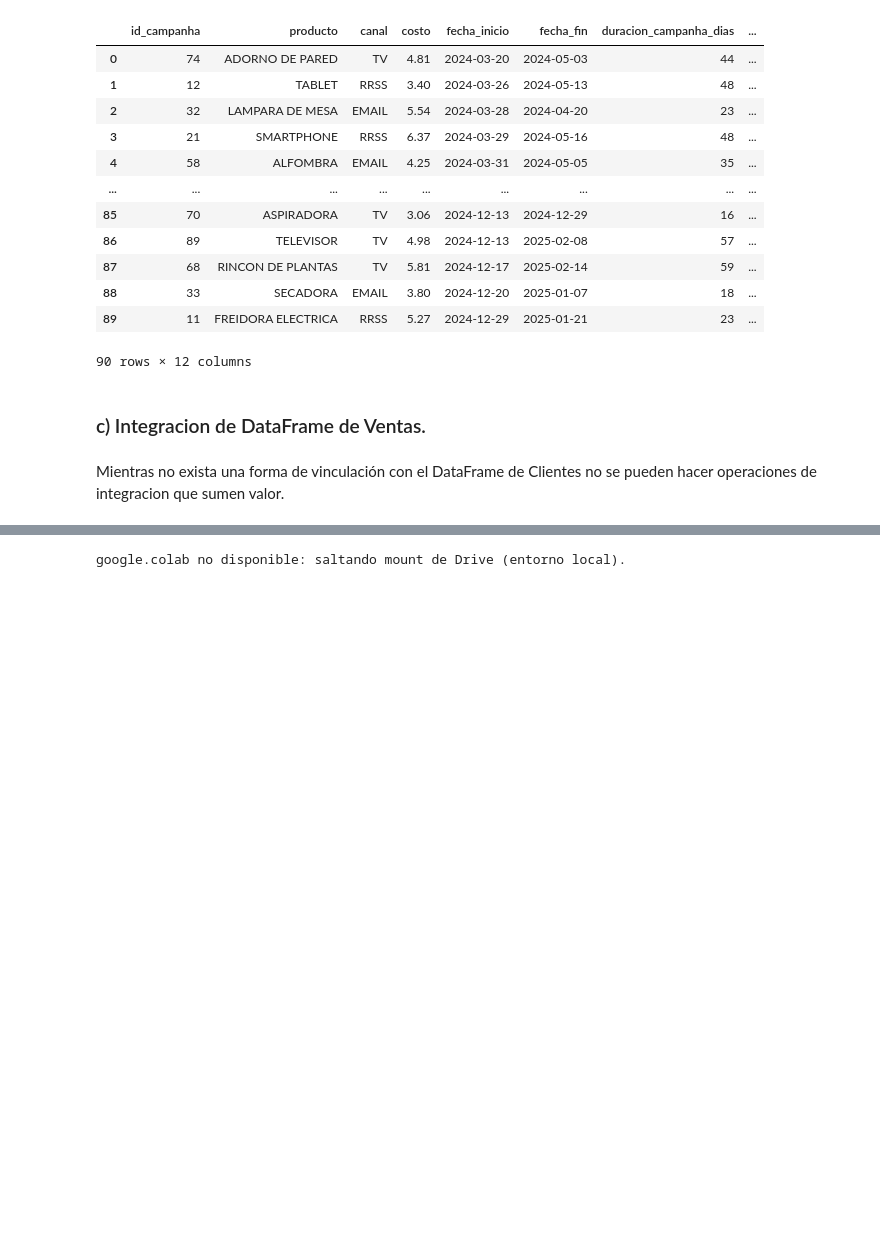
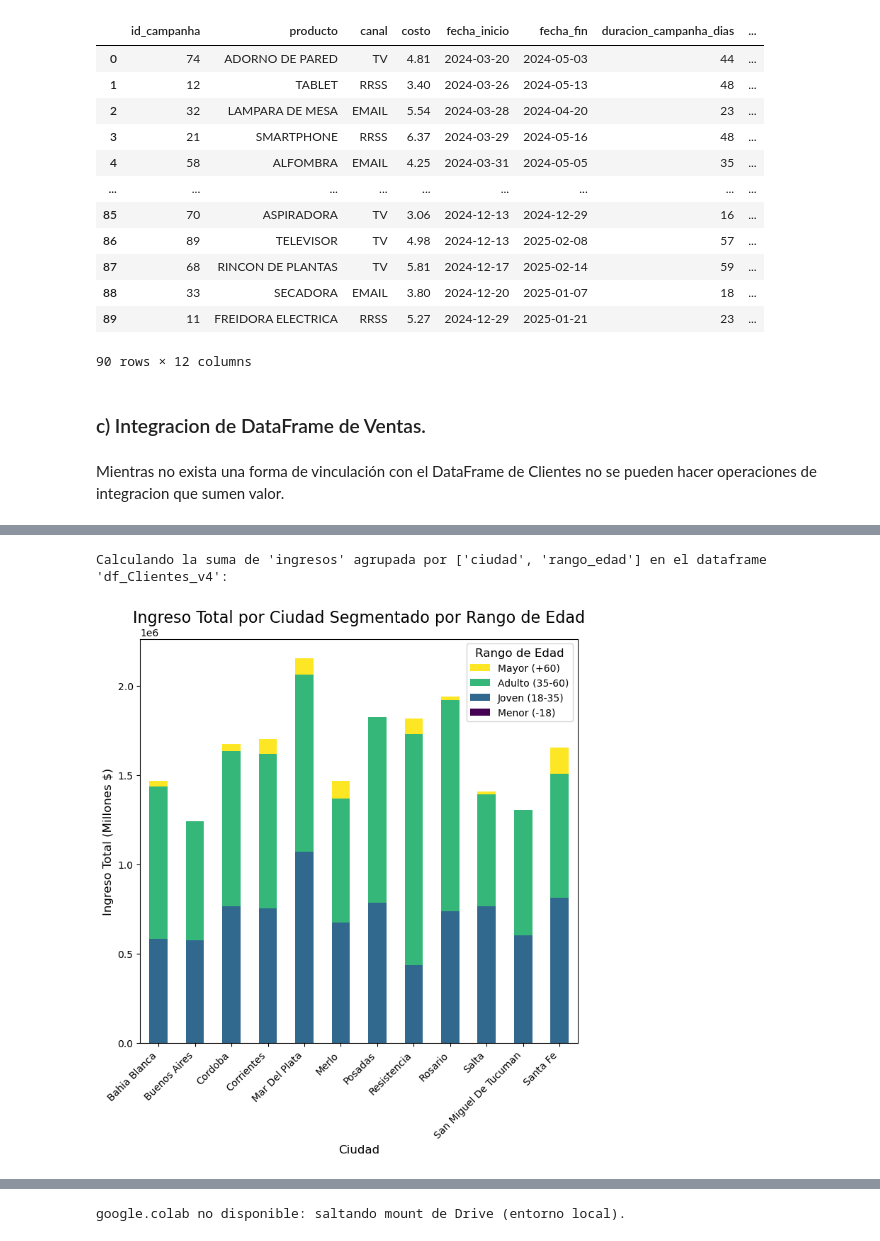
Before and after one commit to Javier-Espi/espineira_javier_C25262_TPI_Data_Analytics, a Jupyter notebook: espineira_javier_C25262_TPI_Data_Analytics_Entrega_Final.ipynb, the cells around one changed output, grey strips where cells are left out. Cells and saved outputs as stored; diff of their text form; code cells hidden in the pictures; blank space fills up the shorter version.

Commit message:
Agregado de graficos varios

```diff
--- a/espineira_javier_C25262_TPI_Data_Analytics_Entrega_Final.ipynb
+++ b/espineira_javier_C25262_TPI_Data_Analytics_Entrega_Final.ipynb
@@ -2098,0 +2122,55 @@ df_resumen_ingreso_producto_v4 = df_resumen_ingreso_producto_v3
+# %%
+# Se Hizo en pasos y aportando la mayor configuracion posible
+aux_ingresos_por_ciudad_edad_v4 = sumar_por_categoria(
+  DF=df_Clientes_v4,
+  columna_categoria= ['ciudad','rango_edad'],
+  columna_dato='ingresos',
+  nombre="df_Clientes_v4"
+)
+aux_ingresos_por_ciudad_edad_v4 = aux_ingresos_por_ciudad_edad_v4.pivot(index='ciudad', columns='rango_edad', values='suma_ingresos').fillna(0)
+
+# Definir el orden de los rangos de edad
+# En este caso estan ordenados pero muchas veces el orden esta asociado a una lógica.
+orden_rangos_edad = ['MENOR', 'JOVEN', 'ADULTO', 'MAYOR']
+
+# Filtrar las columnas a graficar
+columnas_grafico = [col for col in orden_rangos_edad if col in aux_ingresos_por_ciudad_edad_v4.columns]
+
+# Crear el gráfico de barras apiladas
+ax = aux_ingresos_por_ciudad_edad_v4[columnas_grafico].plot(kind='bar', stacked=True, figsize=(7, 8), cmap='viridis')
+
+# Configurar título y etiquetas personalizadas (en este caso podría saltarse este paso)
+ax.set_title('Ingreso Total por Ciudad Segmentado por Rango de Edad', fontsize=16)
+ax.set_xlabel('Ciudad', fontsize=12)
+ax.set_ylabel('Ingreso Total (Millones $)', fontsize=12)
+
+# Configurar la rotación y alineación de las etiquetas del eje x
+ax.set_xticklabels(ax.get_xticklabels(), rotation=45, ha='right', fontsize=10)
+ax.tick_params(axis='y', labelsize=10)
+
+# Configurar leyendas personalizadas y asegurar el orden visual con las barras
+mapa_etiquetas_leyenda = {'MENOR': 'Menor (-18)', 'JOVEN': 'Joven (18-35)', 'ADULTO': 'Adulto (35-60)', 'MAYOR': 'Mayor (+60)'}
+
+elementos_leyenda, etiquetas_trazado = ax.get_legend_handles_labels()
+
+# Orden visual deseado para la leyenda (de arriba a abajo así coincide con la gráfica)
+orden_visual_leyenda = orden_rangos_edad[::-1]
+
+nuevos_elementos_leyenda = []
+nuevas_etiquetas_leyenda = []
+
+for clave_categoria in orden_visual_leyenda:
+    try:
+        indice = etiquetas_trazado.index(clave_categoria)
+        nuevos_elementos_leyenda.append(elementos_leyenda[indice])
+        nuevas_etiquetas_leyenda.append(mapa_etiquetas_leyenda.get(clave_categoria, clave_categoria))
+    except ValueError:
+        pass
+
+ax.legend(nuevos_elementos_leyenda, nuevas_etiquetas_leyenda, title='Rango de Edad', title_fontsize=12, fontsize=10)
+
+plt.tight_layout()
+plt.show()
+# %% [output]
+Calculando la suma de 'ingresos' agrupada por ['ciudad', 'rango_edad'] en el dataframe 'df_Clientes_v4':
+[figure, added]
```
Also changed, not shown: parts of 23 cells of this notebook.
